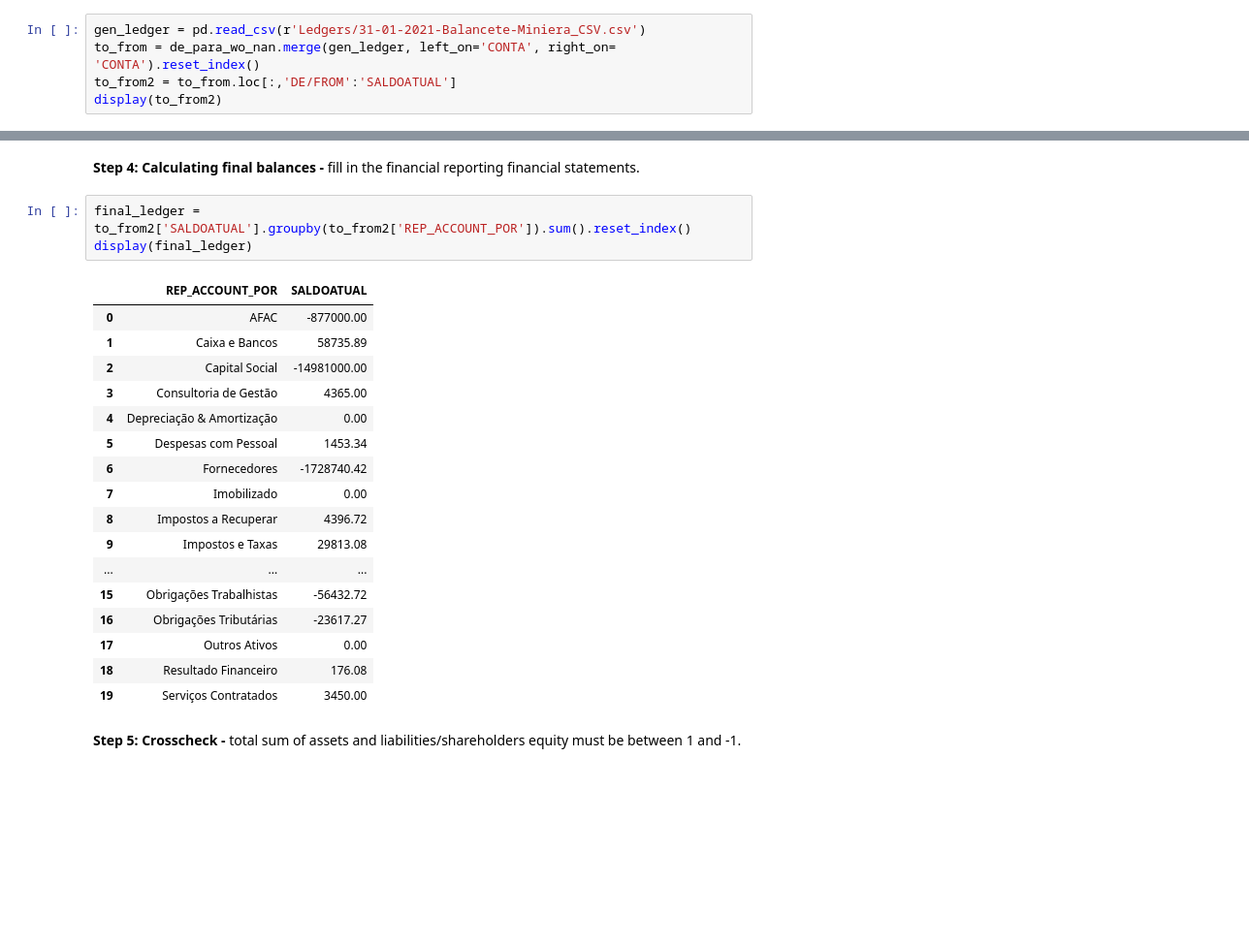
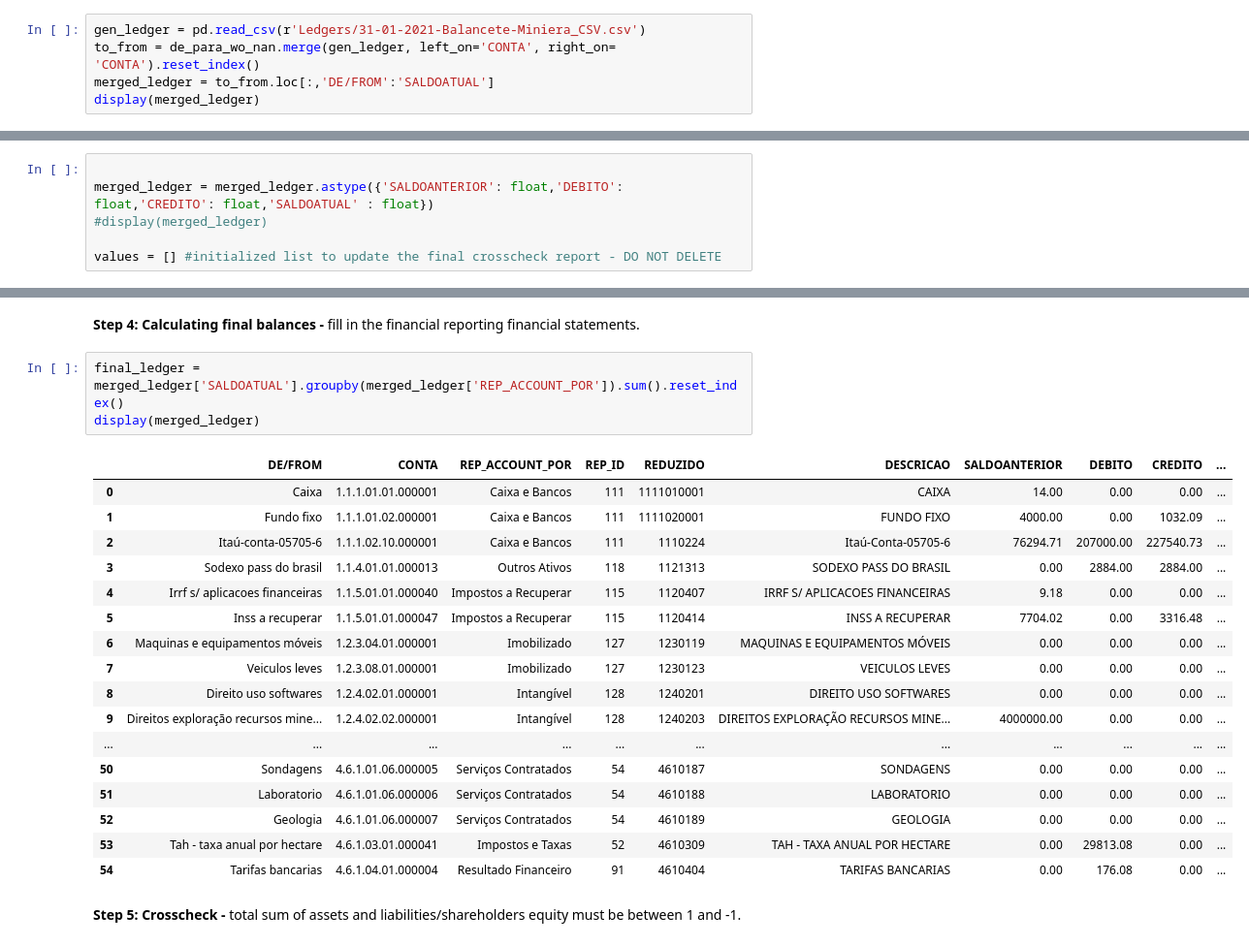
Before and after one commit to asimao1775/Invoo2, a Jupyter notebook: Book Economico.ipynb, the cells around one changed output, grey strips where cells are left out. Shown at 97% size. Saved outputs shown, nothing was run; the diff lists cells and outputs as text; blank space fills up the shorter version.

Commit message:
"Crosscheck WIP"

```diff
--- a/Book Economico.ipynb
+++ b/Book Economico.ipynb
@@ -23,7 +25,7 @@ See the caveats in the documentation: https://pandas.pydata.org/pandas-docs/stab
 # %%
 gen_ledger = pd.read_csv(r'Ledgers/31-01-2021-Balancete-Miniera_CSV.csv')
 to_from = de_para_wo_nan.merge(gen_ledger, left_on='CONTA', right_on= 'CONTA').reset_index()
-to_from2 = to_from.loc[:,'DE/FROM':'SALDOATUAL']
-display(to_from2)
+merged_ledger = to_from.loc[:,'DE/FROM':'SALDOATUAL']
+display(merged_ledger)
 # %% [output]
 |  | DE/FROM | CONTA | REP_ACCOUNT_POR | REP_ID | REDUZIDO | DESCRICAO | SALDOANTERIOR | DEBITO | CREDITO | ... |
@@ -68,0 +67,6 @@ display(to_from2)
+# %%
+
+merged_ledger = merged_ledger.astype({'SALDOANTERIOR': float,'DEBITO': float,'CREDITO': float,'SALDOATUAL' : float})
+#display(merged_ledger)
+
+values = [] #initialized list to update the final crosscheck report - DO NOT DELETE
@@ -69,26 +114,26 @@ display(to_from2)
 # %% [markdown]
 **Step 4: Calculating final balances -** fill in the financial reporting financial statements.
 # %%
-final_ledger = to_from2['SALDOATUAL'].groupby(to_from2['REP_ACCOUNT_POR']).sum().reset_index()
-display(final_ledger)
+final_ledger = merged_ledger['SALDOATUAL'].groupby(merged_ledger['REP_ACCOUNT_POR']).sum().reset_index()
+display(merged_ledger)
 # %% [output]
-|  | REP_ACCOUNT_POR | SALDOATUAL |
-| 0 | AFAC | -877000.00 |
-| 1 | Caixa e Bancos | 58735.89 |
-| 2 | Capital Social | -14981000.00 |
-| 3 | Consultoria de Gestão | 4365.00 |
-| 4 | Depreciação & Amortização | 0.00 |
-| 5 | Despesas com Pessoal | 1453.34 |
-| 6 | Fornecedores | -1728740.42 |
-| 7 | Imobilizado | 0.00 |
-| 8 | Impostos a Recuperar | 4396.72 |
-| 9 | Impostos e Taxas | 29813.08 |
-| ... | ... | ... |
-| 15 | Obrigações Trabalhistas | -56432.72 |
-| 16 | Obrigações Tributárias | -23617.27 |
-| 17 | Outros Ativos | 0.00 |
-| 18 | Resultado Financeiro | 176.08 |
-| 19 | Serviços Contratados | 3450.00 |
+|  | DE/FROM | CONTA | REP_ACCOUNT_POR | REP_ID | REDUZIDO | DESCRICAO | SALDOANTERIOR | DEBITO | CREDITO | ... |
+| 0 | Caixa | 1.1.1.01.01.000001 | Caixa e Bancos | 111 | 1111010001 | CAIXA | 14.00 | 0.00 | 0.00 | ... |
+| 1 | Fundo fixo | 1.1.1.01.02.000001 | Caixa e Bancos | 111 | 1111020001 | FUNDO FIXO | 4000.00 | 0.00 | 1032.09 | ... |
+| 2 | Itaú-conta-05705-6 | 1.1.1.02.10.000001 | Caixa e Bancos | 111 | 1110224 | Itaú-Conta-05705-6 | 76294.71 | 207000.00 | 227540.73 | ... |
+| 3 | Sodexo pass do brasil | 1.1.4.01.01.000013 | Outros Ativos | 118 | 1121313 | SODEXO PASS DO BRASIL | 0.00 | 2884.00 | 2884.00 | ... |
+| 4 | Irrf s/ aplicacoes financeiras | 1.1.5.01.01.000040 | Impostos a Recuperar | 115 | 1120407 | IRRF S/ APLICACOES FINANCEIRAS | 9.18 | 0.00 | 0.00 | ... |
+| 5 | Inss a recuperar | 1.1.5.01.01.000047 | Impostos a Recuperar | 115 | 1120414 | INSS A RECUPERAR | 7704.02 | 0.00 | 3316.48 | ... |
+| 6 | Maquinas e equipamentos móveis | 1.2.3.04.01.000001 | Imobilizado | 127 | 1230119 | MAQUINAS E EQUIPAMENTOS MÓVEIS | 0.00 | 0.00 | 0.00 | ... |
+| 7 | Veiculos leves | 1.2.3.08.01.000001 | Imobilizado | 127 | 1230123 | VEICULOS LEVES | 0.00 | 0.00 | 0.00 | ... |
+| 8 | Direito uso softwares | 1.2.4.02.01.000001 | Intangível | 128 | 1240201 | DIREITO USO SOFTWARES | 0.00 | 0.00 | 0.00 | ... |
+| 9 | Direitos exploração recursos mine... | 1.2.4.02.02.000001 | Intangível | 128 | 1240203 | DIREITOS EXPLORAÇÃO RECURSOS MINE... | 4000000.00 | 0.00 | 0.00 | ... |
+| ... | ... | ... | ... | ... | ... | ... | ... | ... | ... | ... |
+| 50 | Sondagens | 4.6.1.01.06.000005 | Serviços Contratados | 54 | 4610187 | SONDAGENS | 0.00 | 0.00 | 0.00 | ... |
+| 51 | Laboratorio | 4.6.1.01.06.000006 | Serviços Contratados | 54 | 4610188 | LABORATORIO | 0.00 | 0.00 | 0.00 | ... |
+| 52 | Geologia | 4.6.1.01.06.000007 | Serviços Contratados | 54 | 4610189 | GEOLOGIA | 0.00 | 0.00 | 0.00 | ... |
+| 53 | Tah - taxa anual por hectare | 4.6.1.03.01.000041 | Impostos e Taxas | 52 | 4610309 | TAH - TAXA ANUAL POR HECTARE | 0.00 | 29813.08 | 0.00 | ... |
+| 54 | Tarifas bancarias | 4.6.1.04.01.000004 | Resultado Financeiro | 91 | 4610404 | TARIFAS BANCARIAS | 0.00 | 176.08 | 0.00 | ... |
 # %% [markdown]
 **Step 5: Crosscheck -** total sum of assets and liabilities/shareholders equity must be between 1 and -1.
 # %%
```
Also changed, not shown: parts of 15 cells of this notebook.
